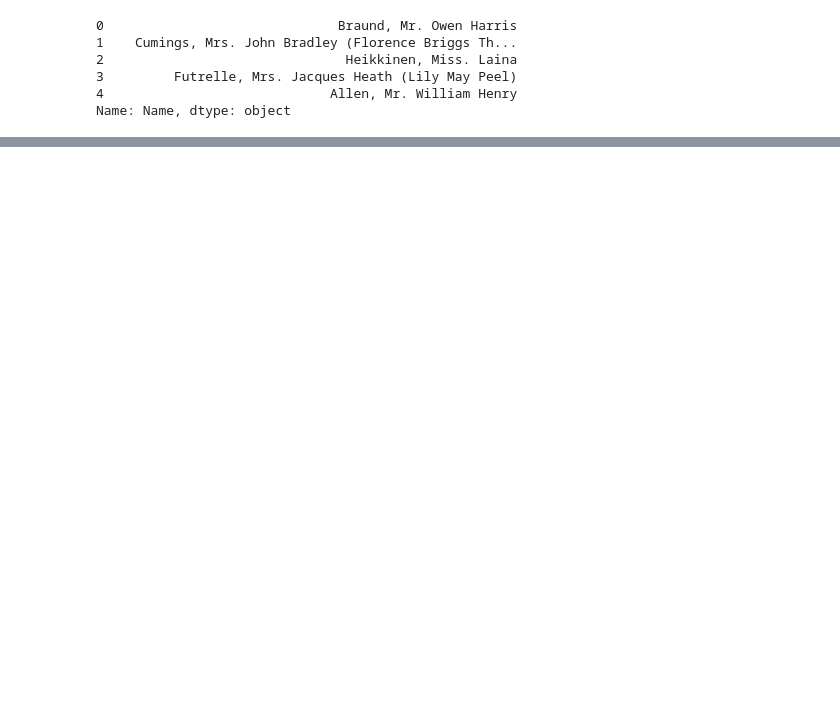
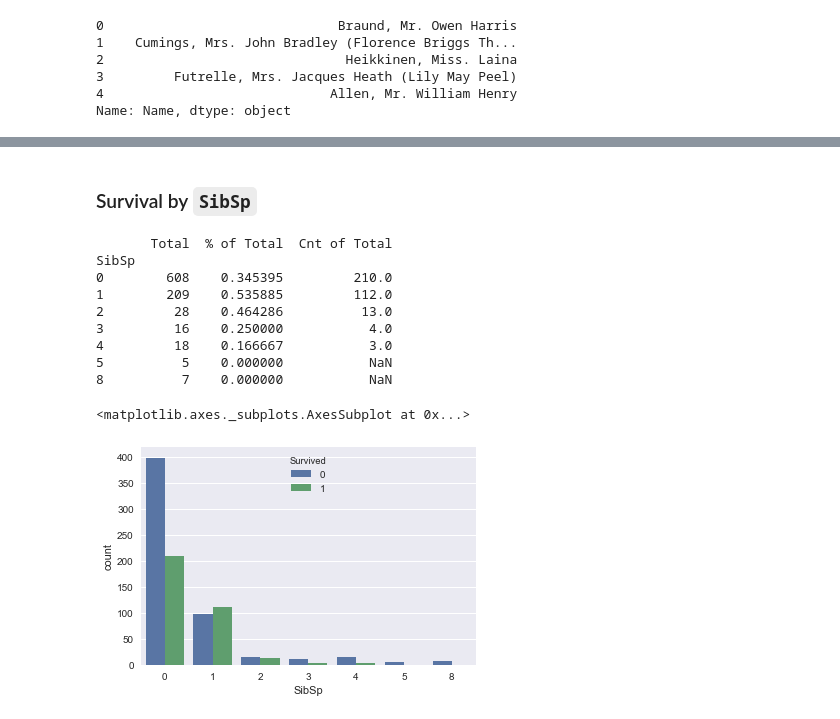
Before and after one commit to rms1000watt/kaggle, a Jupyter notebook: titanic/main.ipynb, the cells around one changed output, grey strips where cells are left out. Saved outputs shown, nothing was run; the diff lists cells and outputs as text; code cells hidden in the pictures; blank space fills up the shorter version.

```diff
--- a/titanic/main.ipynb
+++ b/titanic/main.ipynb
@@ -177,0 +193,16 @@ sns.countplot(pd.qcut(train['Name_Len'],5), hue=train['Survived'])
+# %% [markdown]
+### Survival by `SibSp`
+# %%
+groupbySummary(train['Survived'], train['SibSp'], 0)
+# %% [output]
+       Total  % of Total  Cnt of Total
+SibSp
+0        608    0.345395         210.0
+1        209    0.535885         112.0
+2         28    0.464286          13.0
+3         16    0.250000           4.0
+4         18    0.166667           3.0
+5          5    0.000000           NaN
+8          7    0.000000           NaN
+<matplotlib.axes._subplots.AxesSubplot at 0x...>
+[figure, added]
```
Also changed, not shown: parts of 39 cells of this notebook.
